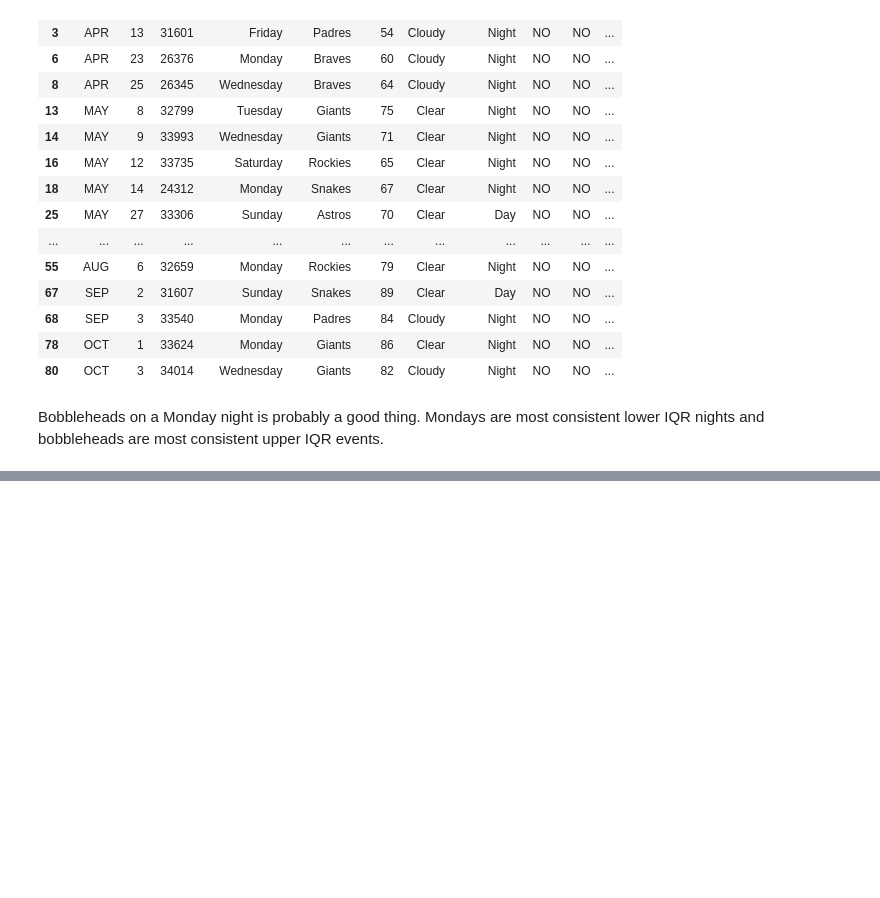
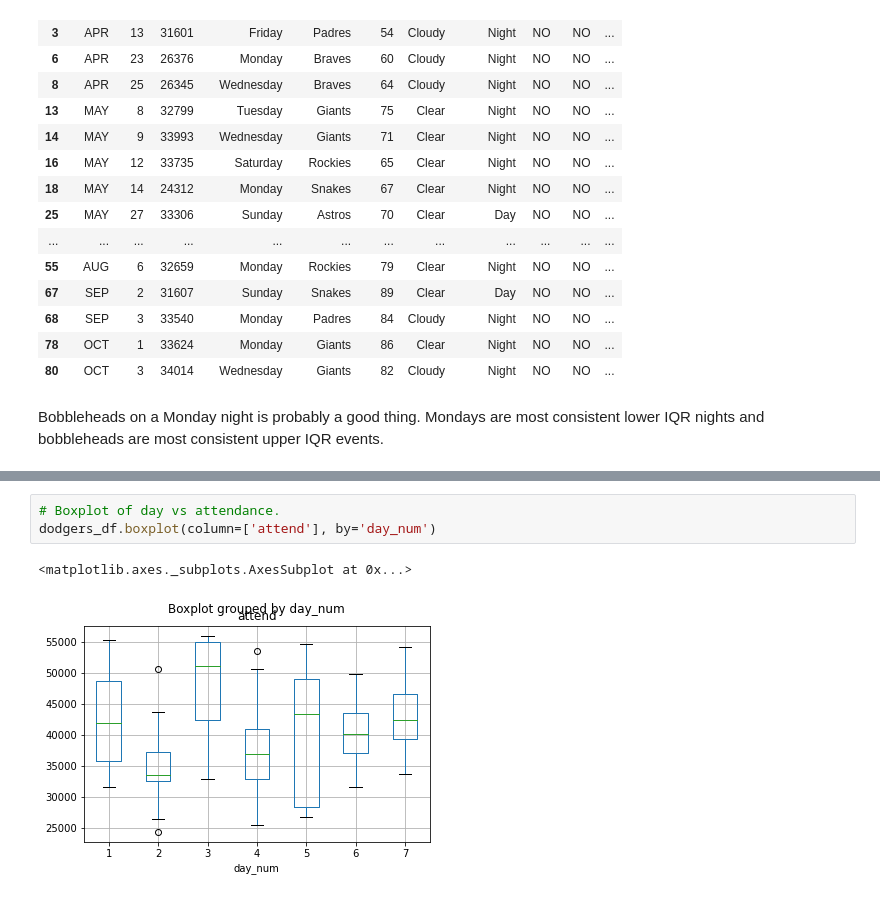
Before and after one commit to ramsey-king/DSC-630-Predictive-Analytics, a Jupyter notebook: Week-3/KingRamseyWeek3.ipynb, the cells around one changed output, grey strips where cells are left out. Cells and saved outputs as stored; diff of their text form; blank space fills up the shorter version.

```diff
--- a/Week-3/KingRamseyWeek3.ipynb
+++ b/Week-3/KingRamseyWeek3.ipynb
@@ -110,0 +156,6 @@ Bobbleheads on a Monday night is probably a good thing. Mondays are most consist
+# %%
+# Boxplot of day vs attendance.
+dodgers_df.boxplot(column=['attend'], by='day_num')
+# %% [output]
+<matplotlib.axes._subplots.AxesSubplot at 0x...>
+[figure, added]
```
Also changed, not shown: parts of 9 cells of this notebook.
